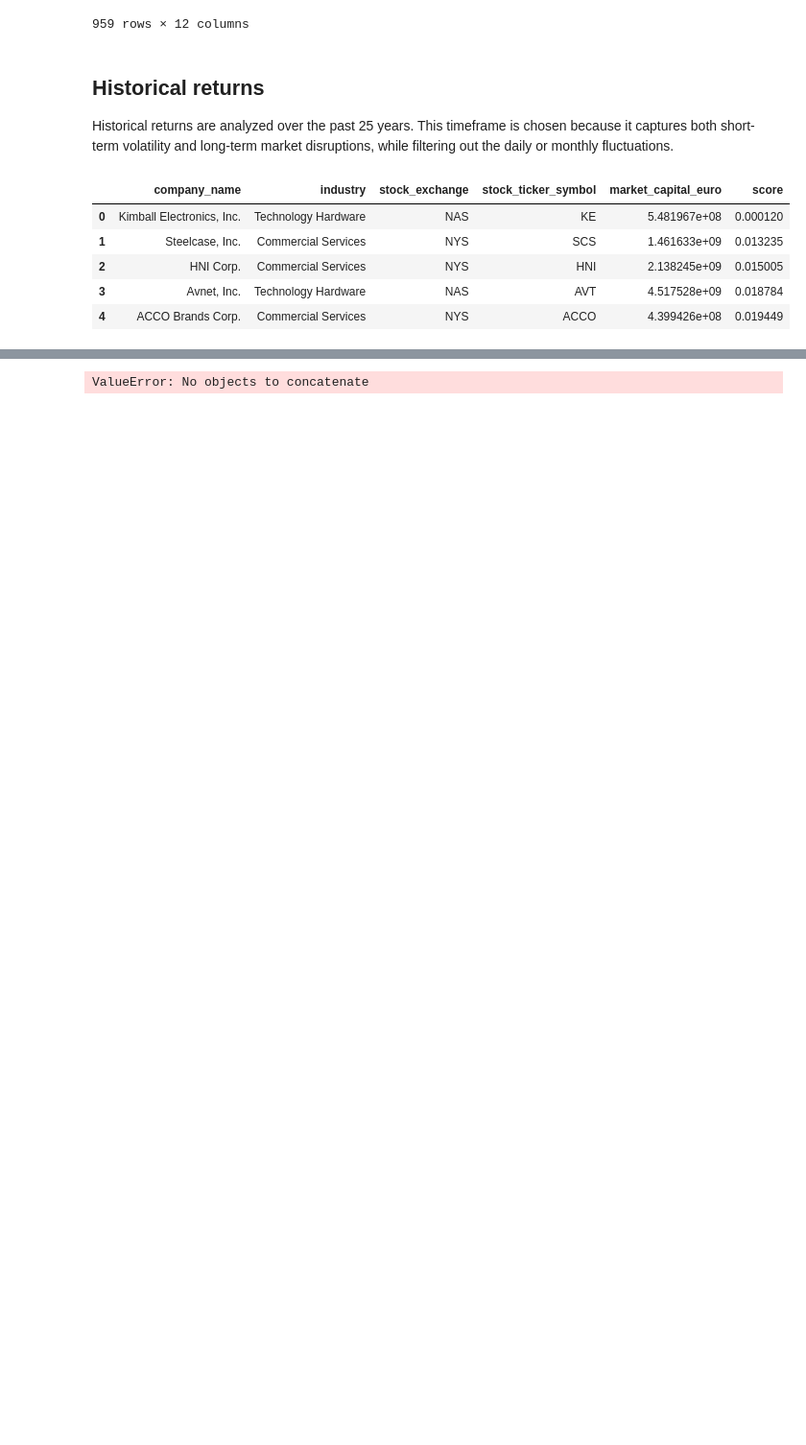
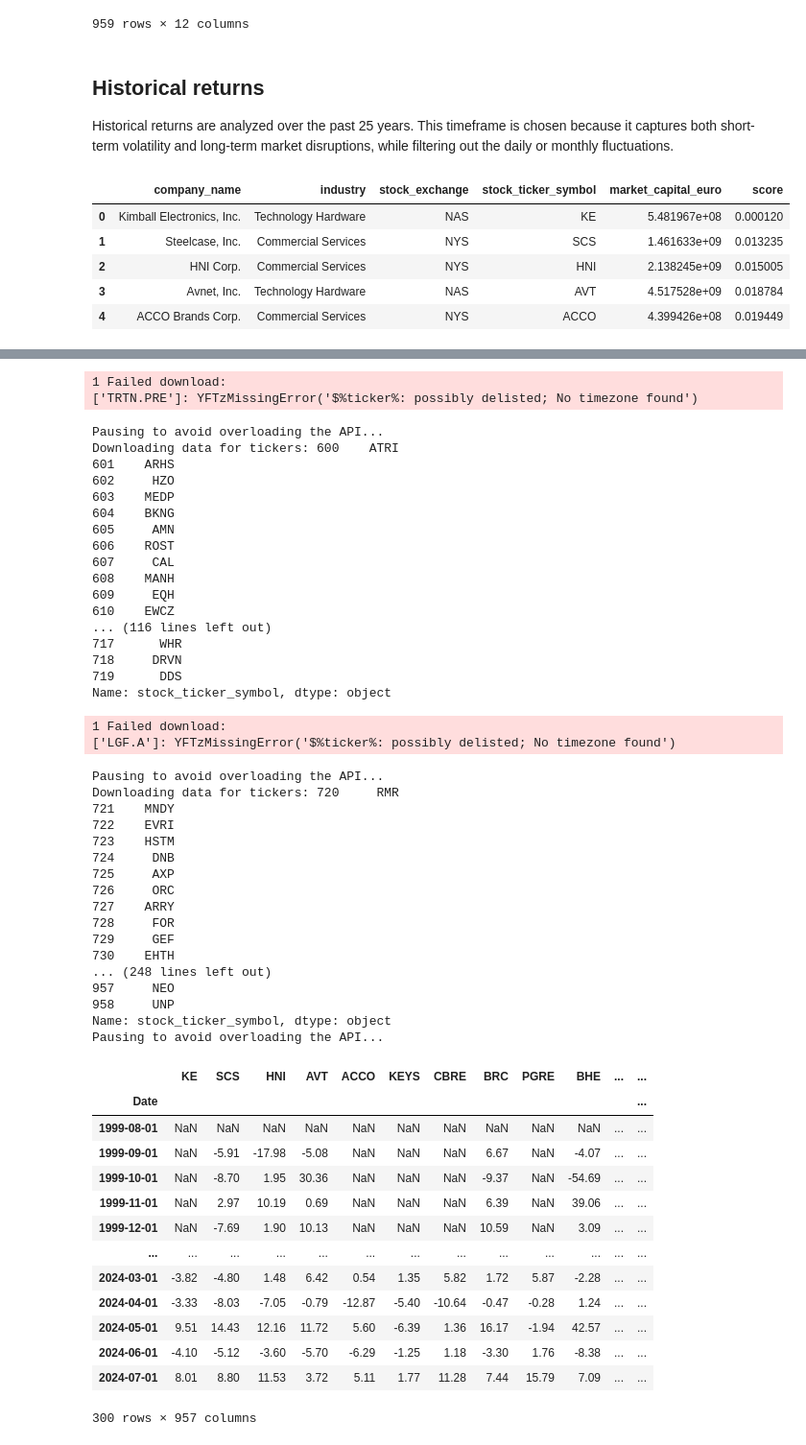
Before and after one commit to Herb-sh/sustainability_portfolio_optimisation, a Jupyter notebook: notebooks/data_expected_return_preparation.ipynb, the cells around one changed output, grey strips where cells are left out. Shown at 96% size. Drawn from its saved outputs; the diff is of its cells as text; code cells hidden in the pictures; blank space fills up the shorter version.

Commit message:
Implemented get monthly returns of last 25 years for all companies

```diff
--- a/notebooks/data_preparation.ipynb
+++ b/notebooks/data_expected_return_preparation.ipynb
@@ -424,10 +425,12 @@ df_returns.head()
 | 3 | Avnet, Inc. | Technology Hardware | NAS | AVT | 4.517528e+09 | 0.018784 |
 | 4 | ACCO Brands Corp. | Commercial Services | NYS | ACCO | 4.399426e+08 | 0.019449 |
 # %%
-tickers = df_scaled['stock_ticker_symbol'][0:5].str.cat(sep=' ')
+tickers = df_scaled['stock_ticker_symbol']
 # Format the new date as 'YYYY-MM-DD'
 start_date = (datetime.now() - relativedelta(years=25)).strftime('%Y-%m-%d')
 end_date = datetime.now().strftime('%Y-%m-%d')
-monthly_returns = data_ticker_service.get_monthly_returns(tickers, start_date, end_date)
-print(monthly_returns)
+#
+#monthly_returns = data_ticker_service.get_monthly_returns(tickers, start_date, end_date)
+monthly_returns = data_ticker_service.get_returns_in_chunks(tickers, start_date, end_date, interval='1mo', chunk_size=20, sleep_duration=5)
+monthly_returns
 # %% [output]
@@ -437 +454,52 @@ print(monthly_returns)
-ValueError: No objects to concatenate
+1 Failed download:
+['TRTN.PRE']: YFTzMissingError('$%ticker%: possibly delisted; No timezone found')
+Pausing to avoid overloading the API...
+Downloading data for tickers: 600    ATRI
+601    ARHS
+602     HZO
+603    MEDP
+604    BKNG
+605     AMN
+606    ROST
+607     CAL
+608    MANH
+609     EQH
+610    EWCZ
+... (116 lines left out)
+717      WHR
+718     DRVN
+719      DDS
+Name: stock_ticker_symbol, dtype: object
+1 Failed download:
+['LGF.A']: YFTzMissingError('$%ticker%: possibly delisted; No timezone found')
+Pausing to avoid overloading the API...
+Downloading data for tickers: 720     RMR
+721    MNDY
+722    EVRI
+723    HSTM
+724     DNB
+725     AXP
+726     ORC
+727    ARRY
+728     FOR
+729     GEF
+730    EHTH
+... (248 lines left out)
+957     NEO
+958     UNP
+Name: stock_ticker_symbol, dtype: object
+Pausing to avoid overloading the API...
+|  | KE | SCS | HNI | AVT | ACCO | KEYS | CBRE | BRC | PGRE | BHE | ... | ... |
+| Date |  |  |  |  |  |  |  |  |  |  |  | ... |
+| 1999-08-01 | NaN | NaN | NaN | NaN | NaN | NaN | NaN | NaN | NaN | NaN | ... | ... |
+| 1999-09-01 | NaN | -5.91 | -17.98 | -5.08 | NaN | NaN | NaN | 6.67 | NaN | -4.07 | ... | ... |
+| 1999-10-01 | NaN | -8.70 | 1.95 | 30.36 | NaN | NaN | NaN | -9.37 | NaN | -54.69 | ... | ... |
+| 1999-11-01 | NaN | 2.97 | 10.19 | 0.69 | NaN | NaN | NaN | 6.39 | NaN | 39.06 | ... | ... |
+| 1999-12-01 | NaN | -7.69 | 1.90 | 10.13 | NaN | NaN | NaN | 10.59 | NaN | 3.09 | ... | ... |
+| ... | ... | ... | ... | ... | ... | ... | ... | ... | ... | ... | ... | ... |
+| 2024-03-01 | -3.82 | -4.80 | 1.48 | 6.42 | 0.54 | 1.35 | 5.82 | 1.72 | 5.87 | -2.28 | ... | ... |
+| 2024-04-01 | -3.33 | -8.03 | -7.05 | -0.79 | -12.87 | -5.40 | -10.64 | -0.47 | -0.28 | 1.24 | ... | ... |
+| 2024-05-01 | 9.51 | 14.43 | 12.16 | 11.72 | 5.60 | -6.39 | 1.36 | 16.17 | -1.94 | 42.57 | ... | ... |
+| 2024-06-01 | -4.10 | -5.12 | -3.60 | -5.70 | -6.29 | -1.25 | 1.18 | -3.30 | 1.76 | -8.38 | ... | ... |
+| 2024-07-01 | 8.01 | 8.80 | 11.53 | 3.72 | 5.11 | 1.77 | 11.28 | 7.44 | 15.79 | 7.09 | ... | ... |
+300 rows × 957 columns
```
Also changed, not shown: parts of 4 cells of this notebook, 4 other files.
